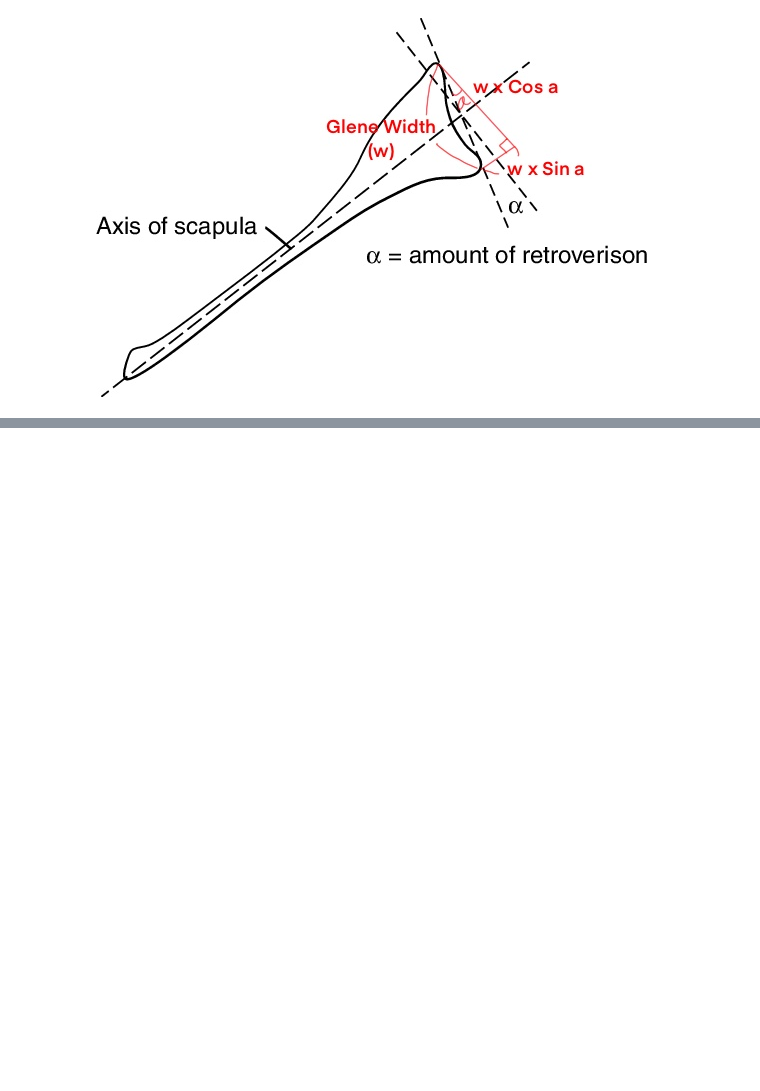
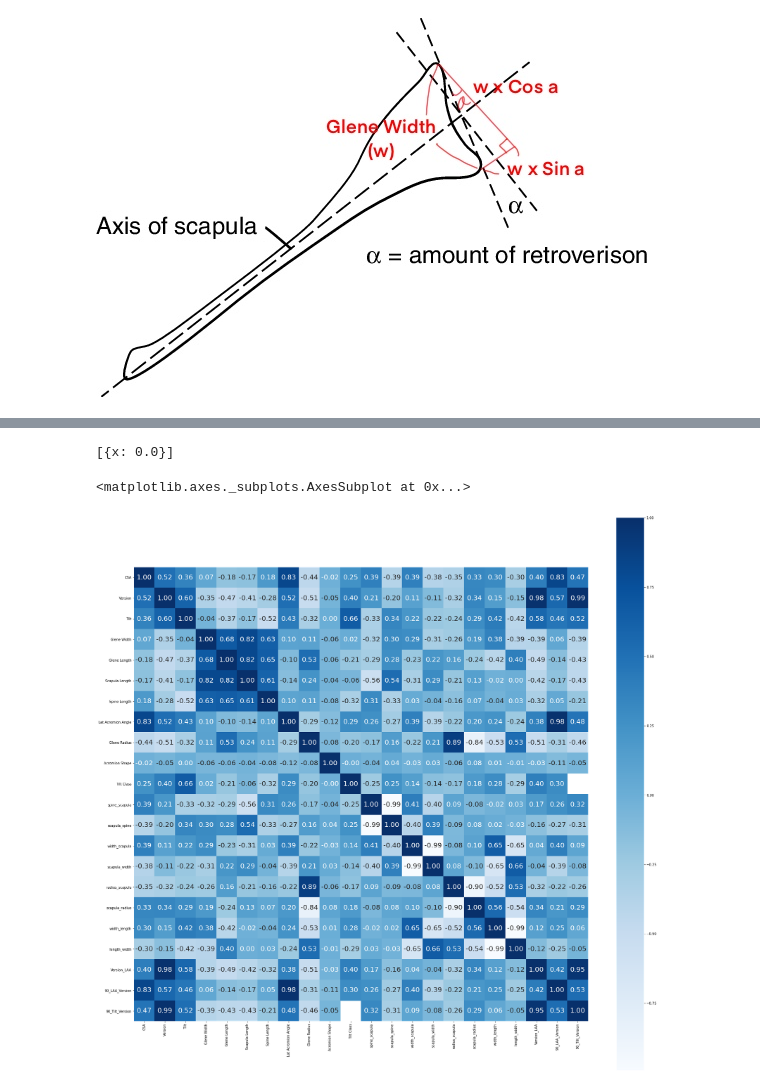
Before and after one commit to C-Designer/Codestates_Section_Project, a Jupyter notebook: Section2/Section2_Project.ipynb, the cells around one changed output, grey strips where cells are left out. Drawn from its saved outputs; the diff is of its cells as text; code cells hidden in the pictures; blank space fills up the shorter version.

```diff
--- a/Section2/Section2_Project.ipynb
+++ b/Section2/Section2_Project.ipynb
@@ -235,8 +257,8 @@ df['scapula_spine'] = df['Scapula Length'] / (df['Spine Length'] * 10)
 
 df['width_scapula'] = df['Glene Width'] / df['Scapula Length']
 df['scapula_width'] = df['Scapula Length'] / df['Glene Width']
-df['glene_scapula'] = df['Glene Length'] / df['Scapula Length']
-df['scapula_glene'] = df['Scapula Length'] / df['Glene Length']
+# df['glene_scapula'] = df['Glene Length'] / df['Scapula Length']
+# df['scapula_glene'] = df['Scapula Length'] / df['Glene Length']
 df['radius_scapula'] = df['Glene Radius'] / df['Scapula Length']
 df['scapula_radius'] = df['Scapula Length'] / df['Glene Radius']
 
@@ -261,0 +308,39 @@ df['length_width'] = df['Glene Length'] / df['Glene Width']
+# %%
+# 항등식을 두고 방정식처럼 풀려했다..
+
+from sympy import Symbol, solve
+
+x = Symbol('x')
+
+eq1 = x / math.sin(60)
+eq2 = (x**2 + (x / math.tan(60))**2) **0.5
+
+solve((eq1, eq2), dict= True)
+# %% [output]
+[{x: 0.0}]
+# %%
+# 상관 관계가 높은 Version, LAA, Tilt / 상관관계가 낮은특성 제거
+# 길이간 비율과 달리 각도를 가지고 무작정 때려넣으니 아무런 효용이 없었다. (섞은 Feature들보다 더 높은 상관관계는 없었다)
+
+df['Version_LAA'] = df['Version'] / df['Lat Acromion Angle']
+# df['LAA_Version'] = df['Lat Acromion Angle'] / df['Version']
+
+# df['90_Version_LAA'] = (90 - df['Version']) / df['Lat Acromion Angle']
+df['90_LAA_Version'] = df['Lat Acromion Angle']** 3 / ((90 - df['Version']) ** 0.1)
+
+#df['Version_Tilt'] = df['Version'] / df['Tilt']
+#df['Tilt_Version'] = df['Tilt'] / df['Version']
+
+#df['90_Version_Tilt'] = (90 - df['Version']) / df['Tilt']
+df['90_Tilt_Version'] = df['Tilt']**0.001 / (90 - df['Version'])
+
+# df['LAA_Tilt'] = df['Lat Acromion Angle'] / df['Tilt']
+# df['Tilt_LAA'] = df['Tilt'] / df['Lat Acromion Angle']
+# %%
+corr = df.corr(method= 'pearson')
+
+plt.figure(figsize= [30, 30])
+sns.heatmap(corr, cbar = True, annot = True, annot_kws={'size' : 20}, fmt = '.2f', square = True, cmap = 'Blues')
+# %% [output]
+<matplotlib.axes._subplots.AxesSubplot at 0x...>
+[figure, added]
```
Also changed, not shown: parts of 11 cells of this notebook.
